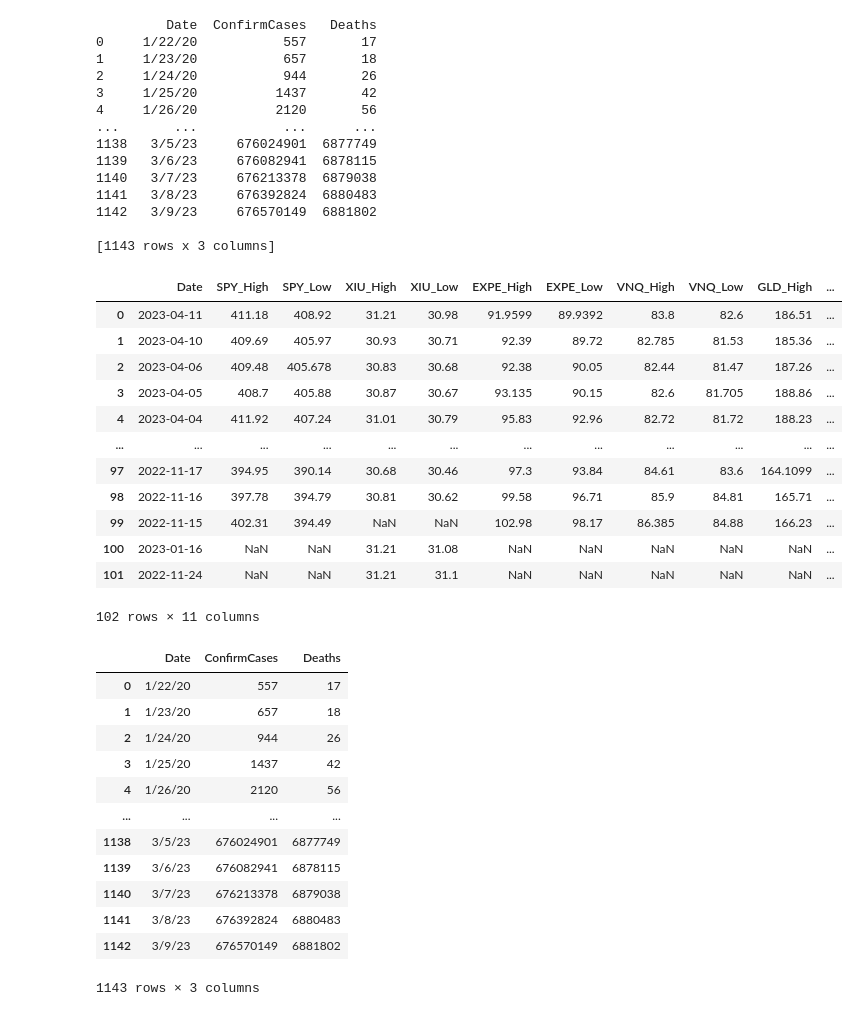
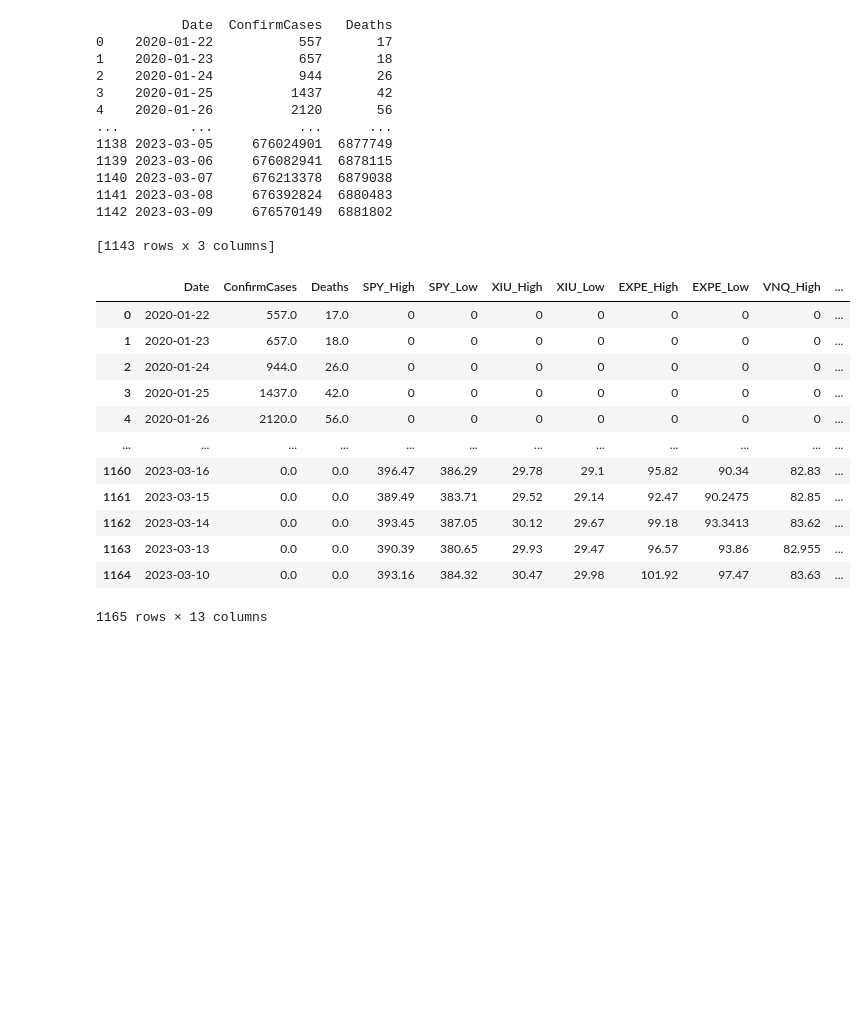
Before and after one commit to vedant-khawase/Group2_Final_Project, a Jupyter notebook: Python_Project_Group2.ipynb, the cells around one changed output. Drawn from its saved outputs; the diff is of its cells as text; code cells hidden in the pictures; blank space fills up the shorter version.

Commit message:
Merge covid19 and API stock data

```diff
--- a/Python_Project_Group2.ipynb
+++ b/Python_Project_Group2.ipynb
@@ -27,20 +27,21 @@ deaths_global = pd.DataFrame(deaths_df.iloc[:,4:].sum()).reset_index()
 deaths_global.columns = ['Date', "Deaths"]
 
 global_data = pd.merge(confirmed_cases_global, deaths_global, on='Date')
+global_data['Date']= pd.to_datetime(global_data['Date'])
 print(global_data)
 # %% [output]
-         Date  ConfirmCases   Deaths
-0     1/22/20           557       17
-1     1/23/20           657       18
-2     1/24/20           944       26
-3     1/25/20          1437       42
-4     1/26/20          2120       56
-...       ...           ...      ...
-1138   3/5/23     676024901  6877749
-1139   3/6/23     676082941  6878115
-1140   3/7/23     676213378  6879038
-1141   3/8/23     676392824  6880483
-1142   3/9/23     676570149  6881802
+           Date  ConfirmCases   Deaths
+0    2020-01-22           557       17
+1    2020-01-23           657       18
+2    2020-01-24           944       26
+3    2020-01-25          1437       42
+4    2020-01-26          2120       56
+...         ...           ...      ...
+1138 2023-03-05     676024901  6877749
+1139 2023-03-06     676082941  6878115
+1140 2023-03-07     676213378  6879038
+1141 2023-03-08     676392824  6880483
+1142 2023-03-09     676570149  6881802
 
 [1143 rows x 3 columns]
 # %%
@@ -101,34 +102,24 @@ GOLD_data = GOLD_data[['Date', '2. high', '3. low']]
 GOLD_data.columns = ['Date', 'GLD_High', 'GLD_Low']
 # %%
 combined_data = reduce(lambda x,y: pd.merge(x,y, on='Date', how='outer'), [SPY_data, XIU_data, EXPE_data, VNQ_data, GOLD_data])
-display(combined_data)
-display(global_data)
+#display(combined_data)
+#display(global_data)
+merged_allAPI_DataFrame = pd.merge(global_data,combined_data, on='Date',how = 'outer').fillna(0)
+display(merged_allAPI_DataFrame)
+merged_allAPI_DataFrame.to_excel("output.xlsx",sheet_name='Sheet_name_1')
 #merged_allAPI_DataFrame = reduce(lambda x,y: pd.merge(x,y, on="Date"), [global_data,SPY_data, XIU_data, EXPE_data, VNQ_data, GOLD_data])
 #print(merged_allAPI_DataFrame)
 # %% [output]
-|  | Date | SPY_High | SPY_Low | XIU_High | XIU_Low | EXPE_High | EXPE_Low | VNQ_High | VNQ_Low | GLD_High | ... |
-| 0 | 2023-04-11 | 411.18 | 408.92 | 31.21 | 30.98 | 91.9599 | 89.9392 | 83.8 | 82.6 | 186.51 | ... |
-| 1 | 2023-04-10 | 409.69 | 405.97 | 30.93 | 30.71 | 92.39 | 89.72 | 82.785 | 81.53 | 185.36 | ... |
-| 2 | 2023-04-06 | 409.48 | 405.678 | 30.83 | 30.68 | 92.38 | 90.05 | 82.44 | 81.47 | 187.26 | ... |
-| 3 | 2023-04-05 | 408.7 | 405.88 | 30.87 | 30.67 | 93.135 | 90.15 | 82.6 | 81.705 | 188.86 | ... |
-| 4 | 2023-04-04 | 411.92 | 407.24 | 31.01 | 30.79 | 95.83 | 92.96 | 82.72 | 81.72 | 188.23 | ... |
+|  | Date | ConfirmCases | Deaths | SPY_High | SPY_Low | XIU_High | XIU_Low | EXPE_High | EXPE_Low | VNQ_High | ... |
+| 0 | 2020-01-22 | 557.0 | 17.0 | 0 | 0 | 0 | 0 | 0 | 0 | 0 | ... |
+| 1 | 2020-01-23 | 657.0 | 18.0 | 0 | 0 | 0 | 0 | 0 | 0 | 0 | ... |
+| 2 | 2020-01-24 | 944.0 | 26.0 | 0 | 0 | 0 | 0 | 0 | 0 | 0 | ... |
+| 3 | 2020-01-25 | 1437.0 | 42.0 | 0 | 0 | 0 | 0 | 0 | 0 | 0 | ... |
+| 4 | 2020-01-26 | 2120.0 | 56.0 | 0 | 0 | 0 | 0 | 0 | 0 | 0 | ... |
 | ... | ... | ... | ... | ... | ... | ... | ... | ... | ... | ... | ... |
-| 97 | 2022-11-17 | 394.95 | 390.14 | 30.68 | 30.46 | 97.3 | 93.84 | 84.61 | 83.6 | 164.1099 | ... |
-| 98 | 2022-11-16 | 397.78 | 394.79 | 30.81 | 30.62 | 99.58 | 96.71 | 85.9 | 84.81 | 165.71 | ... |
-| 99 | 2022-11-15 | 402.31 | 394.49 | NaN | NaN | 102.98 | 98.17 | 86.385 | 84.88 | 166.23 | ... |
-| 100 | 2023-01-16 | NaN | NaN | 31.21 | 31.08 | NaN | NaN | NaN | NaN | NaN | ... |
-| 101 | 2022-11-24 | NaN | NaN | 31.21 | 31.1 | NaN | NaN | NaN | NaN | NaN | ... |
+| 1160 | 2023-03-16 | 0.0 | 0.0 | 396.47 | 386.29 | 29.78 | 29.1 | 95.82 | 90.34 | 82.83 | ... |
+| 1161 | 2023-03-15 | 0.0 | 0.0 | 389.49 | 383.71 | 29.52 | 29.14 | 92.47 | 90.2475 | 82.85 | ... |
+| 1162 | 2023-03-14 | 0.0 | 0.0 | 393.45 | 387.05 | 30.12 | 29.67 | 99.18 | 93.3413 | 83.62 | ... |
+| 1163 | 2023-03-13 | 0.0 | 0.0 | 390.39 | 380.65 | 29.93 | 29.47 | 96.57 | 93.86 | 82.955 | ... |
+| 1164 | 2023-03-10 | 0.0 | 0.0 | 393.16 | 384.32 | 30.47 | 29.98 | 101.92 | 97.47 | 83.63 | ... |
-102 rows × 11 columns
+1165 rows × 13 columns
-|  | Date | ConfirmCases | Deaths |
-| 0 | 1/22/20 | 557 | 17 |
-| 1 | 1/23/20 | 657 | 18 |
-| 2 | 1/24/20 | 944 | 26 |
-| 3 | 1/25/20 | 1437 | 42 |
-| 4 | 1/26/20 | 2120 | 56 |
-| ... | ... | ... | ... |
-| 1138 | 3/5/23 | 676024901 | 6877749 |
-| 1139 | 3/6/23 | 676082941 | 6878115 |
-| 1140 | 3/7/23 | 676213378 | 6879038 |
-| 1141 | 3/8/23 | 676392824 | 6880483 |
-| 1142 | 3/9/23 | 676570149 | 6881802 |
-1143 rows × 3 columns
```
Also changed, not shown: parts of 1 cell of this notebook.
